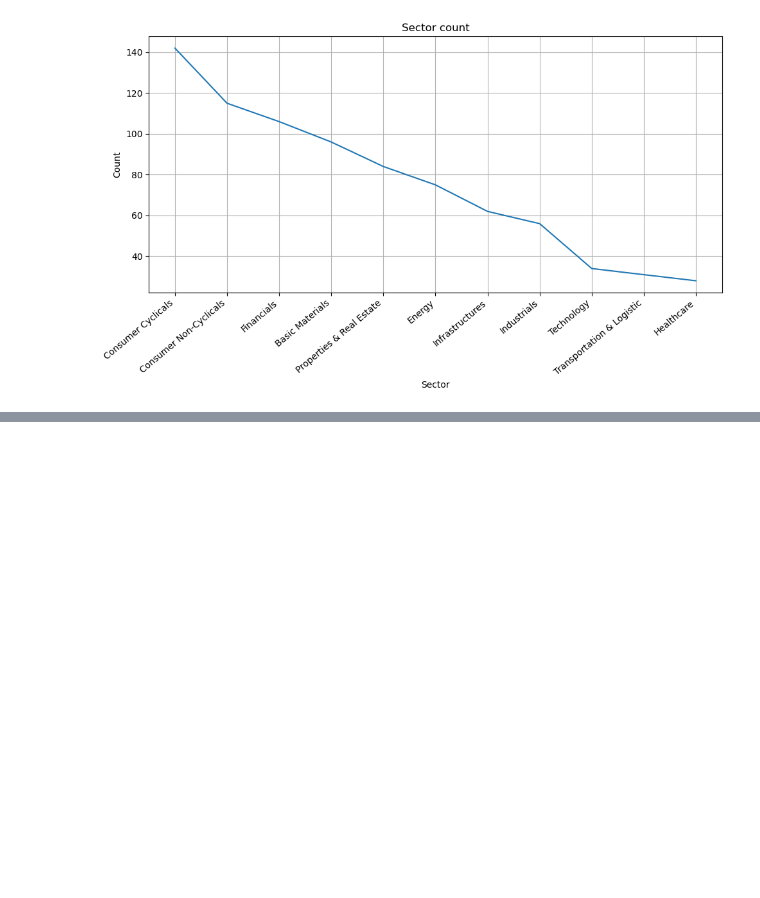
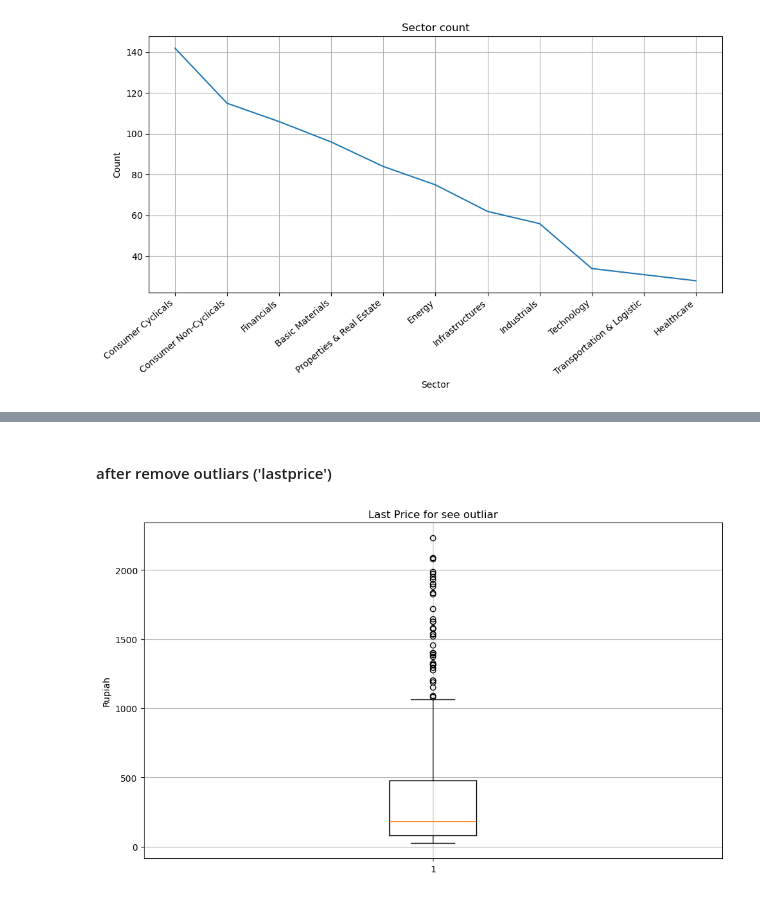
Before and after one commit to AriefTech7/machine-learning, a Jupyter notebook: week 1/latihan week 1/latihan.ipynb, the cells around one changed output, grey strips where cells are left out. Saved outputs shown, nothing was run; the diff lists cells and outputs as text; code cells hidden in the pictures; blank space fills up the shorter version.

```diff
--- a/week 1/latihan week 1/latihan.ipynb
+++ b/week 1/latihan week 1/latihan.ipynb
@@ -161,0 +228,12 @@ plt.show()
+# %% [markdown]
+#### after remove outliars ('lastprice')
+# %%
+plt.figure(figsize=(10, 6))
+plt.boxplot(dataset_no_outliar['LastPrice'])
+plt.title("Last Price for see outliar")
+plt.ylabel("Rupiah")
+plt.grid(alpha=1)
+plt.tight_layout()
+plt.show()
+# %% [output]
+[figure, added]
```
Also changed, not shown: parts of 30 cells of this notebook.
